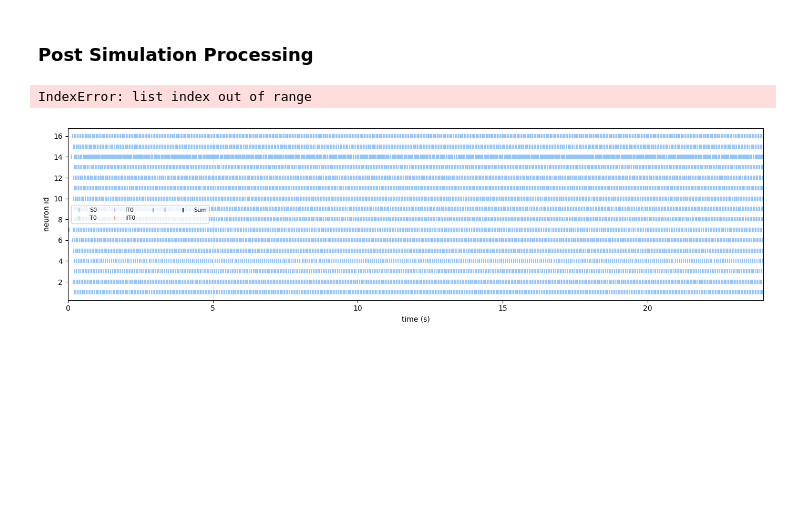
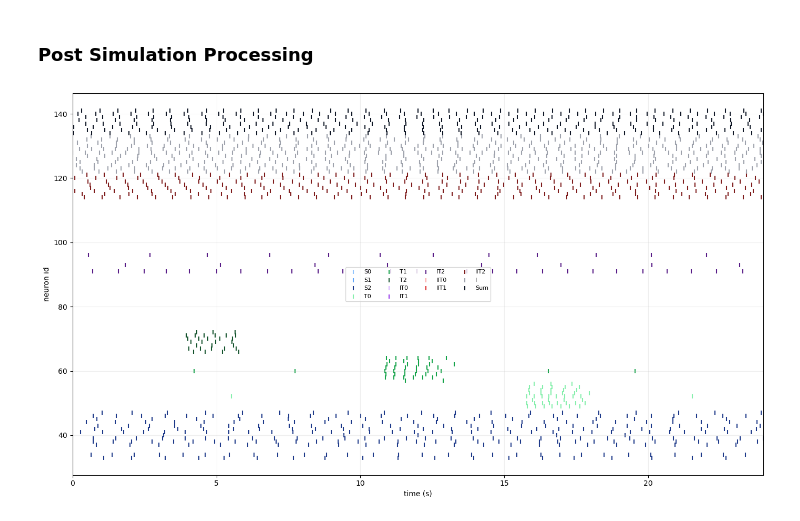
Before and after one commit to MySweetLord/Neuromorphic_Intelligence_2026, a Jupyter notebook: NSM_Network.ipynb, the cells around one changed output. Drawn from its saved outputs; the diff is of its cells as text; code cells hidden in the pictures; blank space fills up the shorter version.

```diff
--- a/NSM_Network.ipynb
+++ b/NSM_Network.ipynb
@@ -402,8 +436,8 @@ pop_specific_connections = False  # apply population-specific connection probabi
 # FIRING RATES
 # ------------------------------------------------------------
 
-lr    = 40      # low rate (Hz)
-hr    = 120     # high rate (Hz)
+lr    = 5      # low rate (Hz)
+hr    = 300     # high rate (Hz)
 
 stim_rates = np.linspace(lr,lr,20)
 stim_rates_hz = [[rate, rate, rate] for rate in stim_rates ]
@@ -787,7 +817,7 @@ for s in range(NS):
     add_conns_from_matrix(S_pops[s],   S_pops[s],  s_s_conns[s],    exc_synapse_map)
     add_conns_from_matrix(S_pops[s],   I_pop,      s_I_conns[s],    exc_synapse_map)
     add_conns_from_matrix(I_pop,       S_pops[s],  I_s_conns[s],    inh_synapse_map)
-    add_conns_from_matrix(I_pop,       I_pop,      I_I_conns[s],    inh_synapse_map)
+    add_conns_from_matrix(I_pop,       I_pop,      I_I_conns[0],    inh_synapse_map)
     add_conns_from_matrix(S_pops[s],   Sum_pop,    S_Sum_conns[s],  exc_synapse_map)
     add_conns_from_matrix(Sum_pop,     IT_pops[s],  Sum_IT_conns[s], exc_synapse_map)
     add_conns_from_matrix(IIT_pops[s], IT_pops[s],  IIT_IT_conns[s], inh_synapse_map)
@@ -1188,7 +1218,7 @@ def split_population(spike_id, spike_t, start_id, n_pops, pop_size):
         pop_spike_id.append(spike_id[mask])
         pop_spike_t.append(spike_t[mask])
 
-    return pop_spike_id, pop_spike_t, nex
+    return pop_spike_id, pop_spike_t
 
 
 def filter_population(spike_id, spike_t, start_id, stop_id):
@@ -1210,7 +1240,7 @@ S_spike_id, S_spike_t = split_population(
 T_spike_id, T_spike_t = split_population(
     spike_id,
     spike_t,
-    start_id = next_neuron_ids[0],
+    start_id = next_neuron_id[0],
     n_pops   = NS,
     pop_size = NT
 )
@@ -1218,7 +1248,7 @@ T_spike_id, T_spike_t = split_population(
 IT_spike_id, IT_spike_t = split_population(
     spike_id,
     spike_t,
-    start_id = next_neuron_ids[1],
+    start_id = next_neuron_id[1],
     n_pops   = NS,
     pop_size = NIT
 )
@@ -1226,7 +1256,7 @@ IT_spike_id, IT_spike_t = split_population(
 IIT_spike_id, IIT_spike_t = split_population(
     spike_id,
     spike_t,
-    start_id = next_neuron_ids[2],
+    start_id = next_neuron_id[2],
     n_pops   = NS,
     pop_size = NIIT
 )
@@ -1235,17 +1265,15 @@ IIT_spike_id, IIT_spike_t = split_population(
 I_spike_id, I_spike_t = filter_population(
     spike_id,
     spike_t,
-    start_id = next_neuron_ids[3],
-    stop_id  = next_neuron_ids[4]
+    start_id = next_neuron_id[3],
+    stop_id  = next_neuron_id[4]
 )
 
 
-Sum_mask = spike_id >= next_neuron_ids[4]
+Sum_mask = spike_id >= next_neuron_id[4]
 
 Sum_spike_id = spike_id[Sum_mask]
 Sum_spike_t  = spike_t[Sum_mask]
-# %% [output]
-IndexError: list index out of range
 # %%
 # ------------------------------------------------------------
 # COLORS
@@ -1298,7 +1326,7 @@ def get_color(colors, idx):
 # ------------------------------------------------------------
 # PLOT RASTER
 # ------------------------------------------------------------
-plt.figure(figsize=(14, 4))
+plt.figure(figsize=(14, 8))
 
 for s in range(int(NS)):
     plt.scatter(
@@ -1340,34 +1368,34 @@ for i in range(int(NS)):
         label  = f'IIT{i}'
     )
 
 plt.scatter(
     I_spike_t,
     I_spike_id,
     marker = '|',
     s      = 30,
     color  = color_I,
     label  = 'I'
 )
 
 plt.scatter(
     Sum_spike_t,
     Sum_spike_id,
     marker = '|',
     s      = 30,
     color  = color_Sum,
     label  = 'Sum'
 )
 
 plt.xlabel("time (s)")
 plt.ylabel("neuron id")
 plt.legend(ncol=4, fontsize=8)
 plt.grid(True, alpha=0.2)
 plt.xlim(0, t_tot+ 2)
 
 plt.tight_layout()
 plt.show()
 # %% [output]
-[figure, old version]
+[figure, new version]
 # %%
 # ------------------------------------------------------------
 # HELPER
```
Also changed, not shown: parts of 16 cells of this notebook.
